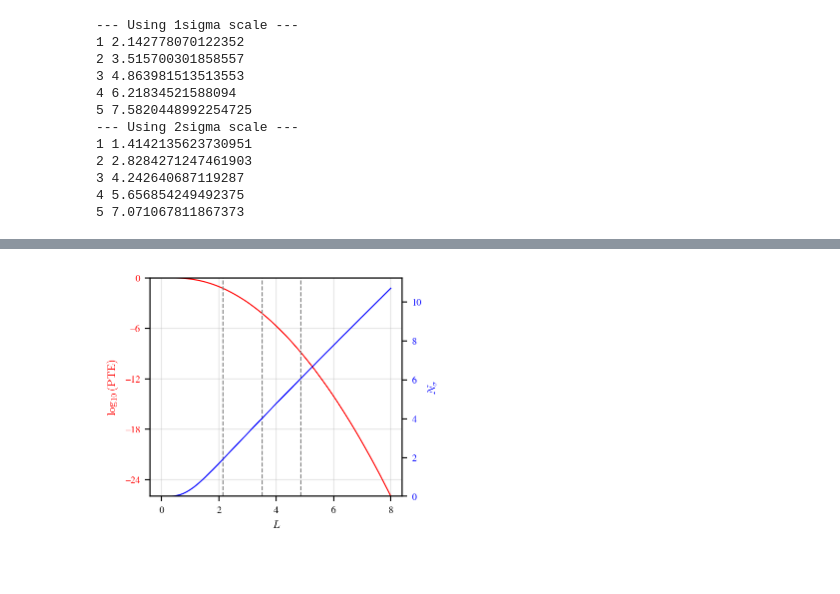
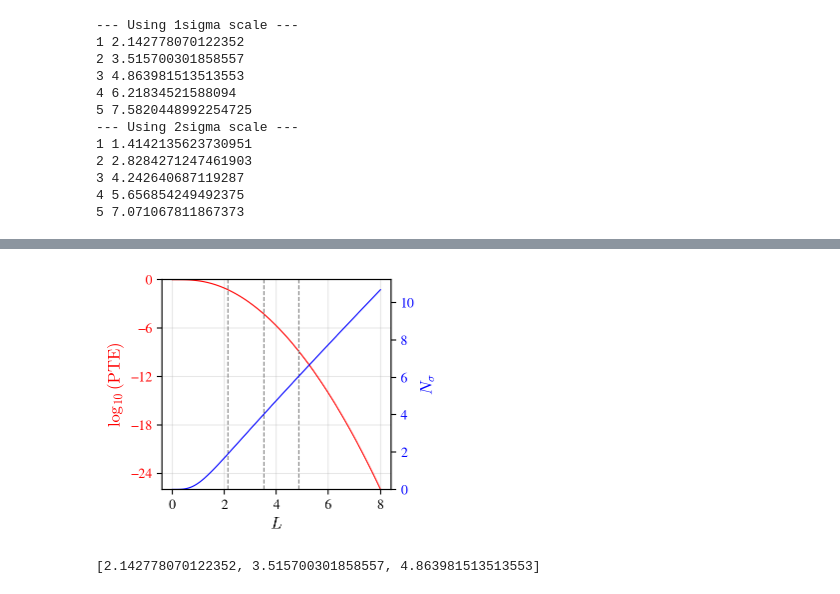
Before and after one commit to matiasleize/multimeter, a Jupyter notebook: notebooks/PRL/paper_plots/fig3.ipynb, the cells around one changed output, grey strips where cells are left out. Cells and saved outputs as stored; diff of their text form; code cells hidden in the pictures.

```diff
--- a/notebooks/PRL/paper_plots/fig3.ipynb
+++ b/notebooks/PRL/paper_plots/fig3.ipynb
@@ -182,9 +176,9 @@ import matplotlib as mpl
 mpl.rcParams.update({
     "figure.figsize": (3.37, 2.6),     # UNA COLUMNA
     "font.size": 7,
-    "axes.labelsize": 8,
-    "xtick.labelsize": 7,
-    "ytick.labelsize": 7,
+    "axes.labelsize": 12,
+    "xtick.labelsize": 10,
+    "ytick.labelsize": 10,
     "legend.fontsize": 7,
     "lines.linewidth": 0.8,
     "font.family": "serif",
@@ -232,31 +226,35 @@ ax1.plot(factor, logPTE, color='red')
 ax1.set_xlabel(r'$L$')                                  # NO forzar fontsize (usa rc)
 ax1.set_ylabel(r'$\log_{10}(\mathrm{PTE})$', color='red')
 ax1.tick_params(axis='y', labelcolor='red')
 
 from matplotlib.ticker import MaxNLocator
 pmin = int(np.floor(np.nanmin(logPTE)))
 pmax = int(np.ceil(np.nanmax(logPTE)))
 ax1.set_ylim(pmin, pmax)
 ax1.yaxis.set_major_locator(MaxNLocator(integer=True, nbins=5))  # máx ~5 ticks
 ax1.xaxis.set_major_locator(MaxNLocator(nbins=5))
 
 # Líneas guía en L de referencia
 for x0 in factor_line:
     ax1.axvline(x=x0, color='gray', linestyle='--', linewidth=0.8)
 
 # Eje derecho: N_sigma (escala automática y sin exagerar altura)
 ax2.plot(factor, n_sigma_arr, color='blue')
 ax2.set_ylabel(r'$N_\sigma$', color='blue')
 ax2.tick_params(axis='y', labelcolor='blue')
 ymax = float(np.nanmax(n_sigma_arr))
 ax2.set_ylim(0, max(1.0, 1.05*ymax))
 
 
 # Grid suave solo en el eje izq (para no duplicar líneas)
 ax1.grid(alpha=0.3)
 
 plt.tight_layout(pad=0.02)
 plt.savefig(os.path.join(path_global, 'multidimensional_qdm_tension_vectors_L_vs_PTE_Nsigma.svg'), dpi=300, bbox_inches='tight')
 plt.show()
 # %% [output]
-[figure, old version]
+[figure, new version]
+# %%
+factor_line
+# %% [output]
+[2.142778070122352, 3.515700301858557, 4.863981513513553]
```
Also changed, not shown: parts of 1 cell of this notebook, 2 other files.
